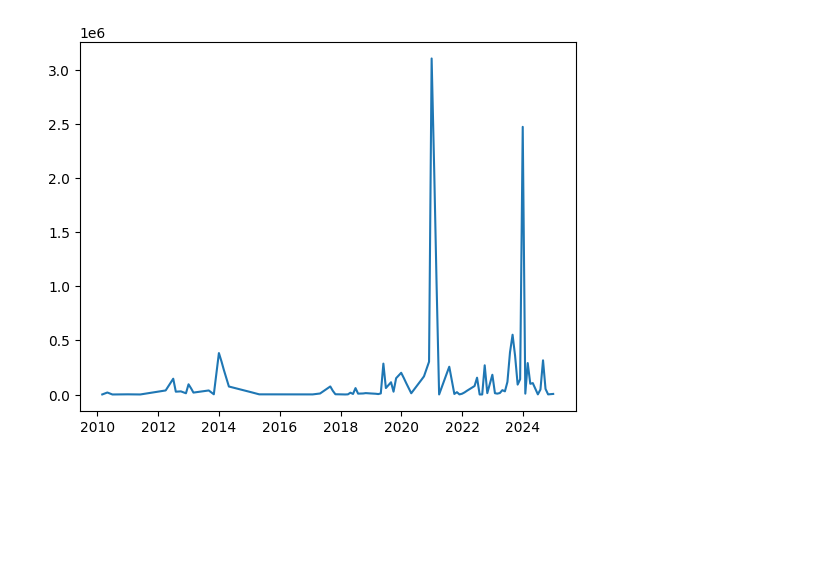
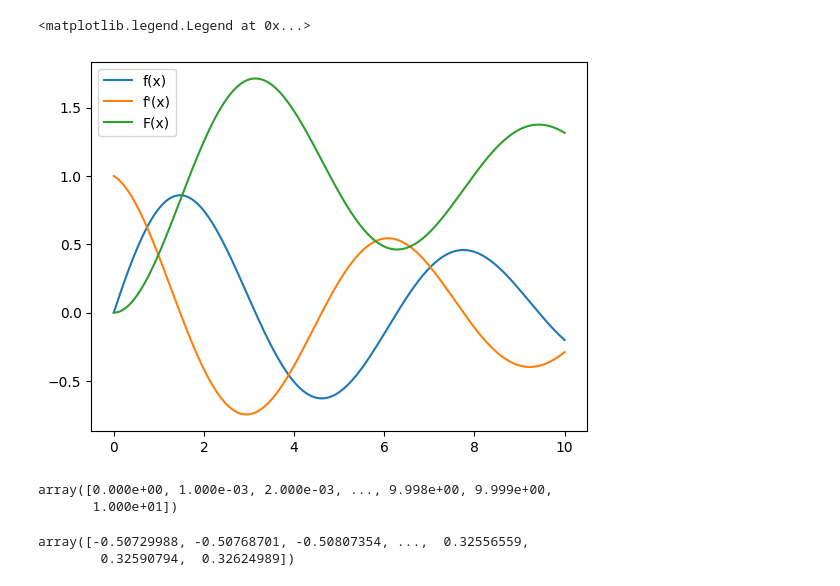
Before and after one commit to changbatterygroup/CriticalMinerals, a Jupyter notebook: test.ipynb, the cells around one changed output. Saved outputs shown, nothing was run; the diff lists cells and outputs as text; code cells hidden in the pictures; blank space fills up the shorter version.

```diff
--- a/test.ipynb
+++ b/test.ipynb
@@ -40,14 +6,28 @@ data
-# %%
-import statsmodels.api as sm
-import matplotlib.pyplot as plt
-
-
-f = sm.tsa.ExponentialSmoothing(data["Primary Reserves and Resources"], trend='additive', seasonal='multiplicative') \
-        .fit(optimized=False, smoothing_level=1, smoothing_trend=0.3, smoothing_seasonal=0.1)
-
-plt.plot(data["Primary Reserves and Resources"], label='Original Data')
-# plt.plot(f.fittedvalues)
-# plt.plot(f.forecast(12*3), label='Forecast', linestyle='--')
-plt.show()
-# %% [output]
-[figure, removed]
+# %%
+x = np.linspace(0, 10, 10000+1)
+y = np.exp(-x / 10) * np.sin(x)
+
+dydx = np.gradient(y, x)
+
+
+i0 = np.argmin(np.abs(x))
+I_y = np.cumsum(y * np.gradient(x))
+
+
+plt.plot(x, y, label="f(x)")
+plt.plot(x, dydx, label="f'(x)")
+plt.plot(x, I_y - I_y[i0], label="F(x)")
+plt.legend()
+# %% [output]
+<matplotlib.legend.Legend at 0x...>
+[figure, added]
+# %%
+x
+# %% [output]
+array([0.000e+00, 1.000e-03, 2.000e-03, ..., 9.998e+00, 9.999e+00,
+       1.000e+01])
+# %%
+y[(4 <= x) & (x <= 7) ]
+# %% [output]
+array([-0.50729988, -0.50768701, -0.50807354, ...,  0.32556559,
+        0.32590794,  0.32624989])
```
Also changed, not shown: parts of 3 cells of this notebook, 23 other files.
